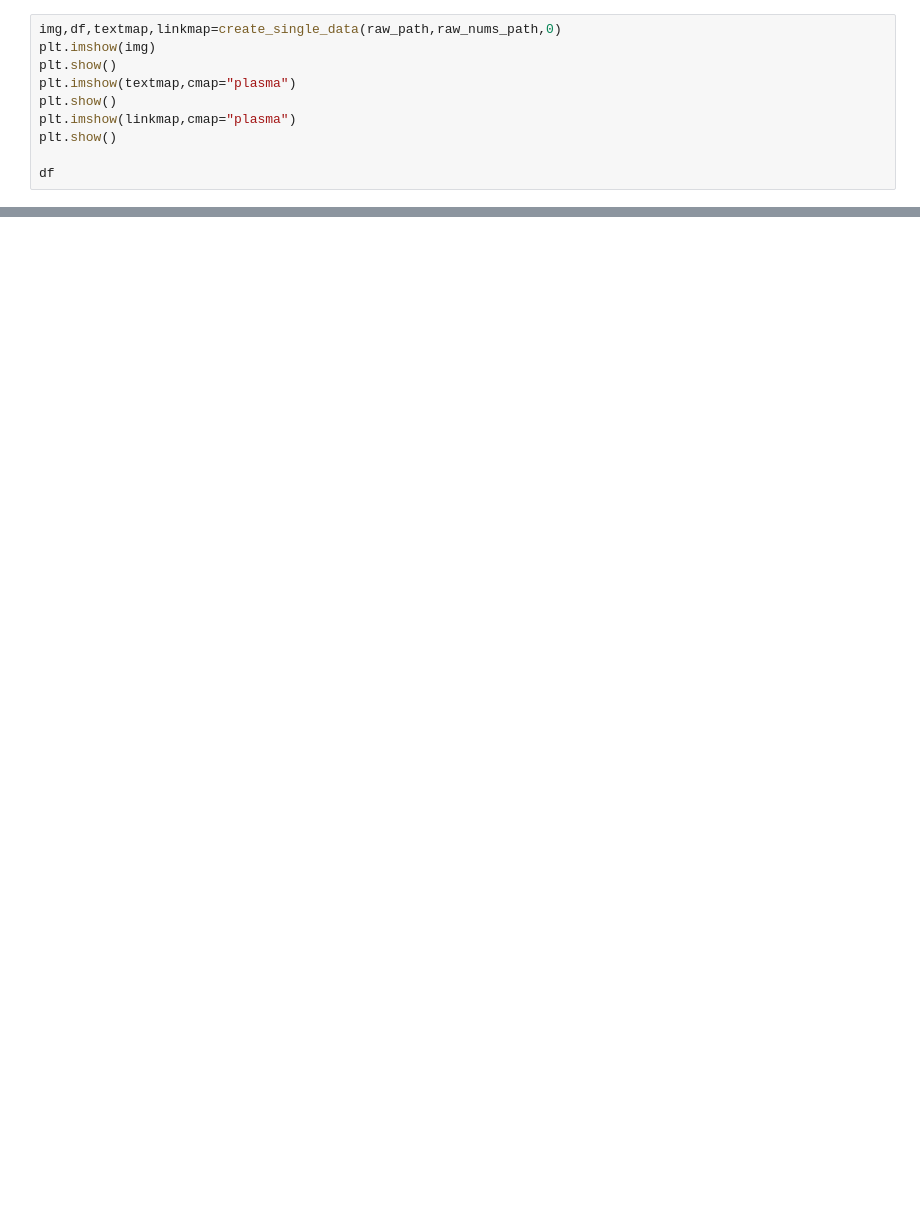
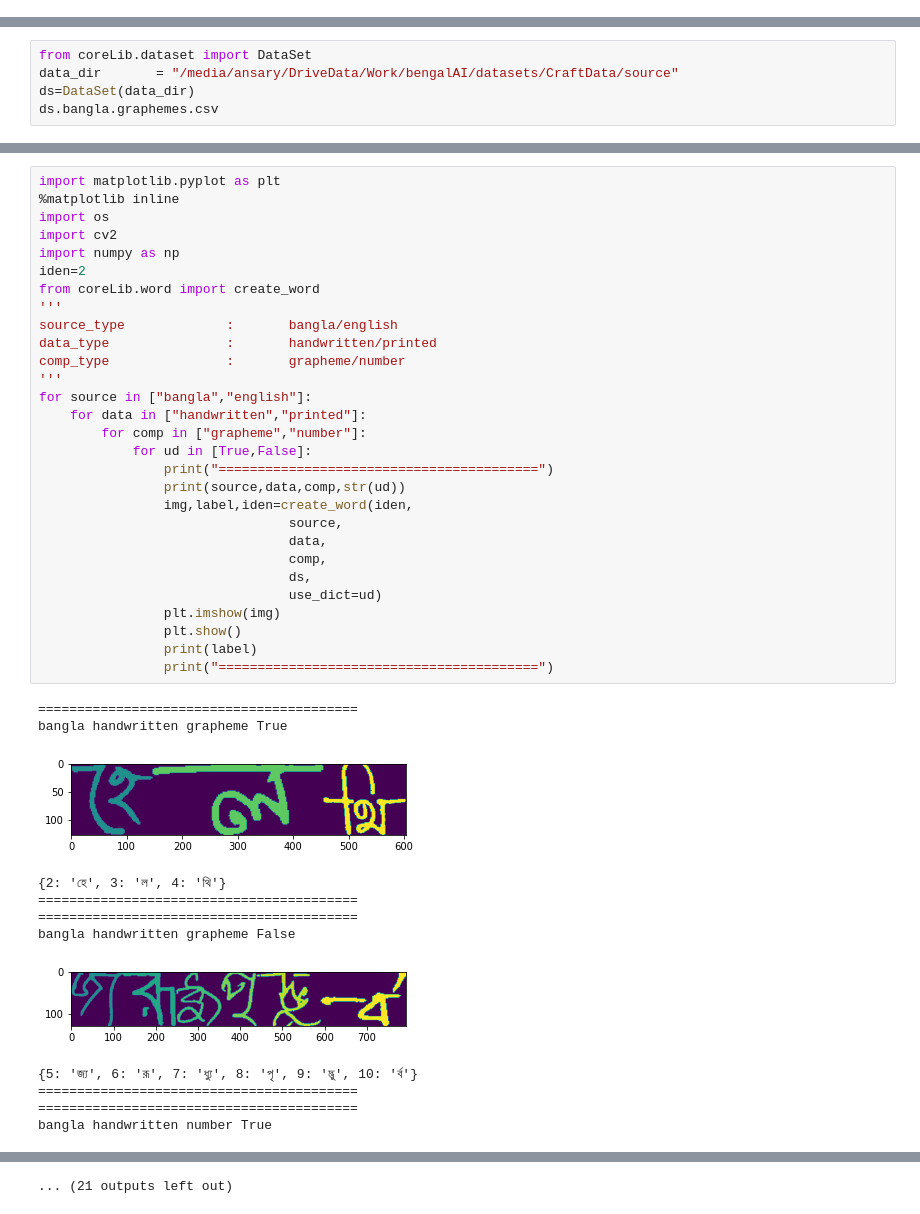
Before and after one commit to mnansary/apsis-detection, a Jupyter notebook: debug.ipynb, the cells around one changed output, grey strips where cells are left out. Cells and saved outputs as stored; diff of their text form; blank space fills up the shorter version.

Commit message:
dataset class and marked word class

```diff
--- a/debug.ipynb
+++ b/debug.ipynb
@@ -229,10 +0,0 @@ The Final page image
-# %%
-img,df,textmap,linkmap=create_single_data(raw_path,raw_nums_path,0)
-plt.imshow(img)
-plt.show()
-plt.imshow(textmap,cmap="plasma")
-plt.show()
-plt.imshow(linkmap,cmap="plasma")
-plt.show()
-
-df
@@ -296,0 +1,5 @@ plt.show()
+# %%
+from coreLib.dataset import DataSet
+data_dir       = "/media/ansary/DriveData/Work/bengalAI/datasets/CraftData/source"
+ds=DataSet(data_dir)
+ds.bangla.graphemes.csv
@@ -296,0 +22,42 @@ plt.show()
+# %%
+import matplotlib.pyplot as plt
+%matplotlib inline
+import os
+import cv2
+import numpy as np
+iden=2
+from coreLib.word import create_word
+'''
+source_type             :       bangla/english
+data_type               :       handwritten/printed
+comp_type               :       grapheme/number
+'''
+for source in ["bangla","english"]:
+    for data in ["handwritten","printed"]:
+        for comp in ["grapheme","number"]:
+            for ud in [True,False]:
+                print("=========================================")
+                print(source,data,comp,str(ud))
+                img,label,iden=create_word(iden,
+                                source,
+                                data,
+                                comp,
+                                ds,
+                                use_dict=ud)
+                plt.imshow(img)
+                plt.show()
+                print(label)
+                print("=========================================")
+# %% [output]
+=========================================
+bangla handwritten grapheme True
+[figure, added]
+{2: 'হে', 3: 'ল', 4: 'থি'}
+=========================================
+=========================================
+bangla handwritten grapheme False
+[figure, added]
+{5: 'জ্য', 6: 'রূ', 7: 'ধ্যু', 8: 'পৃ', 9: 'দ্ভু', 10: 'র্ব'}
+=========================================
+=========================================
+bangla handwritten number True
@@ -296,0 +80 @@ plt.show()
+... (21 outputs left out)
```
Also changed, not shown: parts of 11 cells of this notebook, 16 other files.
